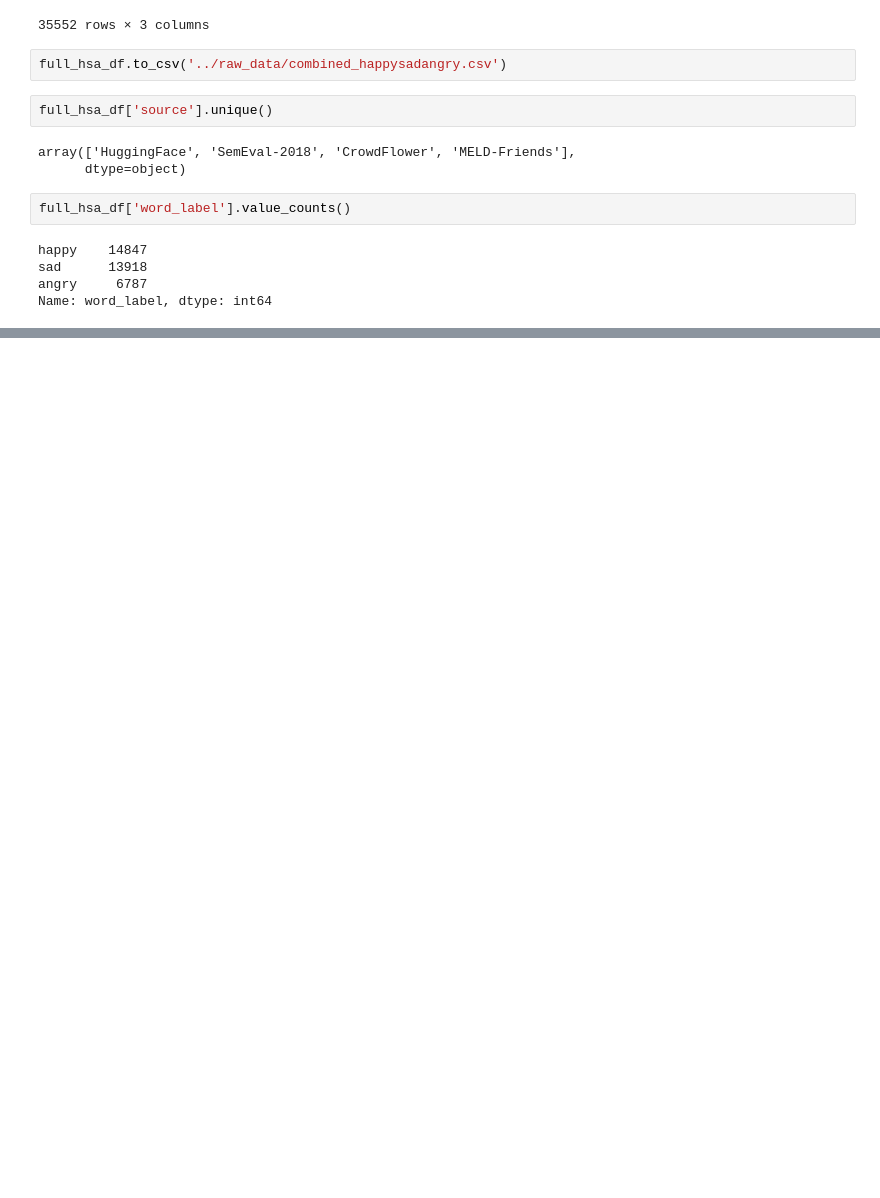
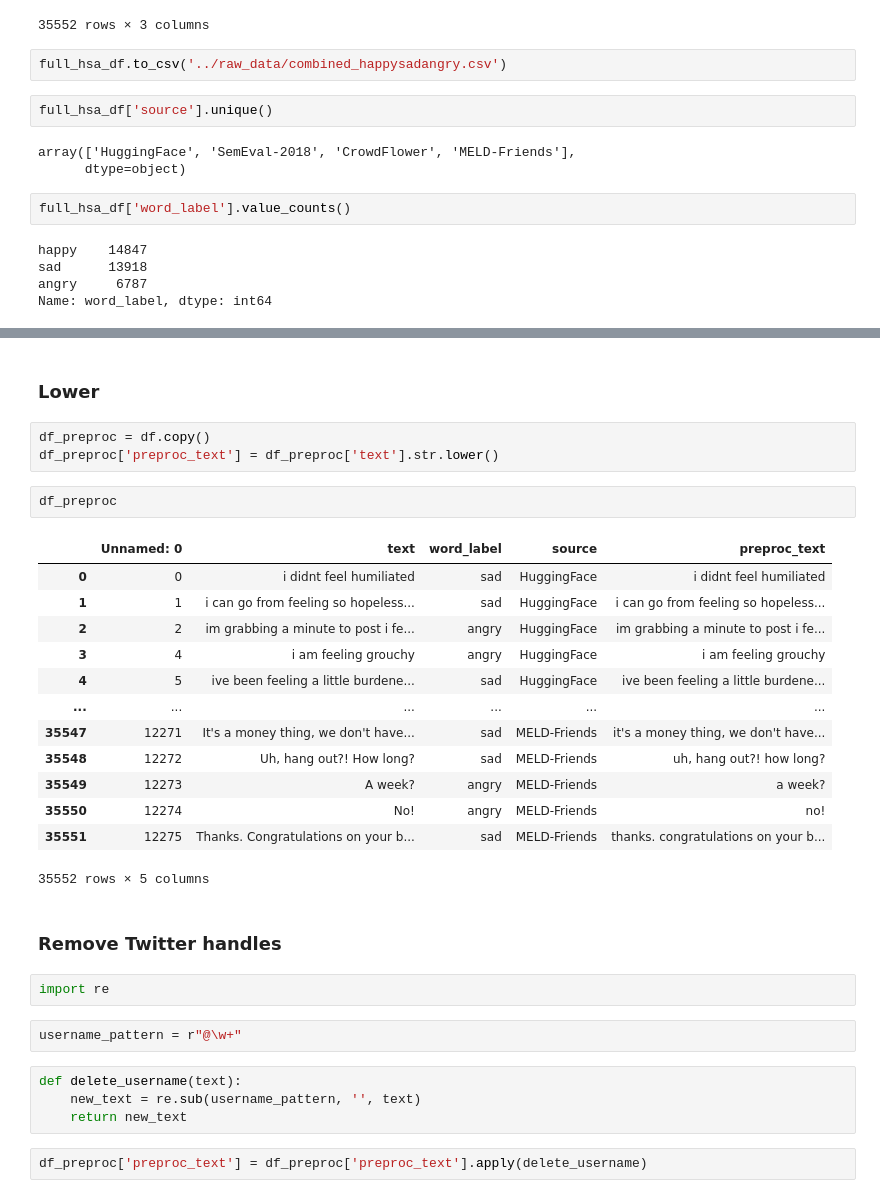
Before and after one commit to v-chai/happysadsongs, a Jupyter notebook: notebooks/v-chai_emotion-dection-training-data.ipynb, the cells around one changed output, grey strips where cells are left out. Saved outputs shown, nothing was run; the diff lists cells and outputs as text; blank space fills up the shorter version.

```diff
--- a/notebooks/v-chai_emotion-dection-training-data.ipynb
+++ b/notebooks/v-chai_emotion-dection-training-data.ipynb
@@ -293,0 +325,33 @@ Name: word_label, dtype: int64
+# %% [markdown]
+### Lower
+# %%
+df_preproc = df.copy()
+df_preproc['preproc_text'] = df_preproc['text'].str.lower()
+# %%
+df_preproc
+# %% [output]
+|  | Unnamed: 0 | text | word_label | source | preproc_text |
+| 0 | 0 | i didnt feel humiliated | sad | HuggingFace | i didnt feel humiliated |
+| 1 | 1 | i can go from feeling so hopeless... | sad | HuggingFace | i can go from feeling so hopeless... |
+| 2 | 2 | im grabbing a minute to post i fe... | angry | HuggingFace | im grabbing a minute to post i fe... |
+| 3 | 4 | i am feeling grouchy | angry | HuggingFace | i am feeling grouchy |
+| 4 | 5 | ive been feeling a little burdene... | sad | HuggingFace | ive been feeling a little burdene... |
+| ... | ... | ... | ... | ... | ... |
+| 35547 | 12271 | It's a money thing, we don't have... | sad | MELD-Friends | it's a money thing, we don't have... |
+| 35548 | 12272 | Uh, hang out?! How long? | sad | MELD-Friends | uh, hang out?! how long? |
+| 35549 | 12273 | A week? | angry | MELD-Friends | a week? |
+| 35550 | 12274 | No! | angry | MELD-Friends | no! |
+| 35551 | 12275 | Thanks. Congratulations on your b... | sad | MELD-Friends | thanks. congratulations on your b... |
+35552 rows × 5 columns
+# %% [markdown]
+### Remove Twitter handles
+# %%
+import re
+# %%
+username_pattern = r"@\w+"
+# %%
+def delete_username(text):
+    new_text = re.sub(username_pattern, '', text)
+    return new_text
+# %%
+df_preproc['preproc_text'] = df_preproc['preproc_text'].apply(delete_username)
```
Also changed, not shown: parts of 25 cells of this notebook.
